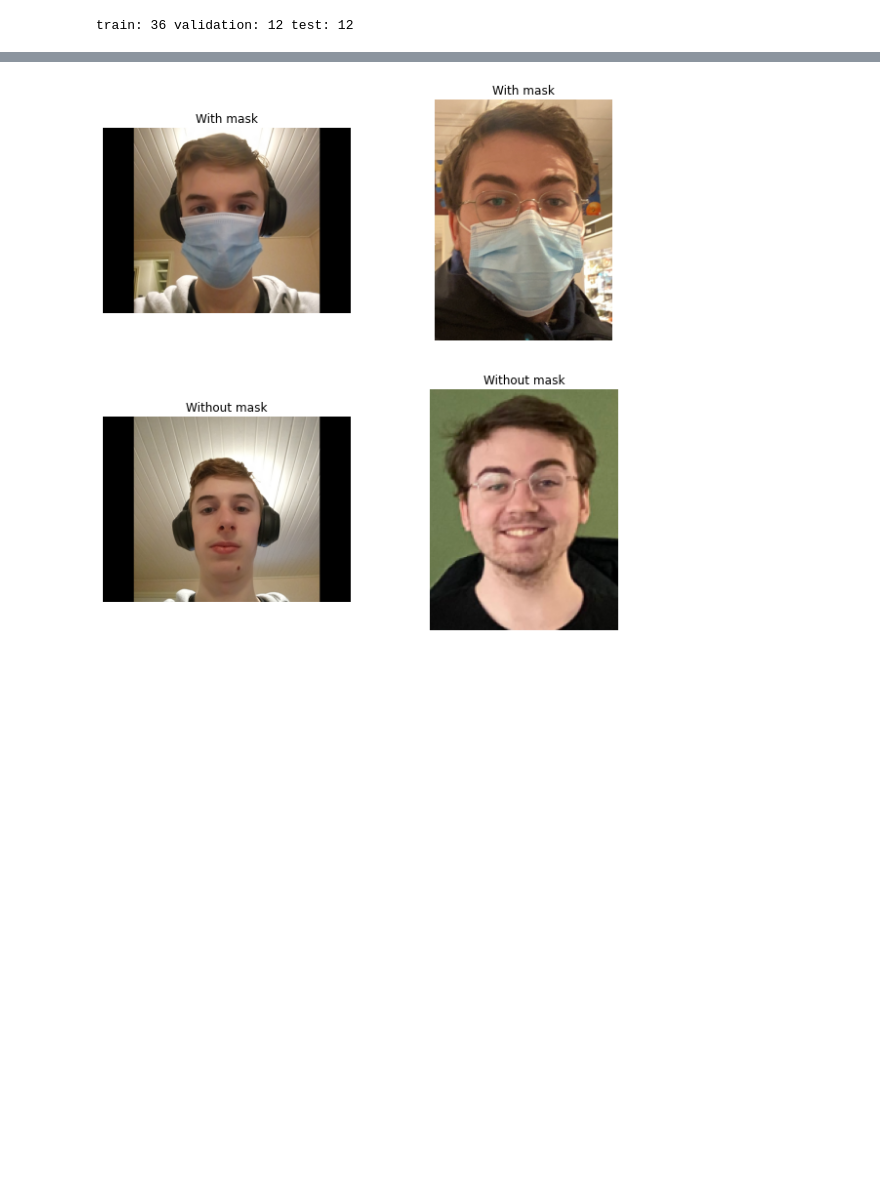
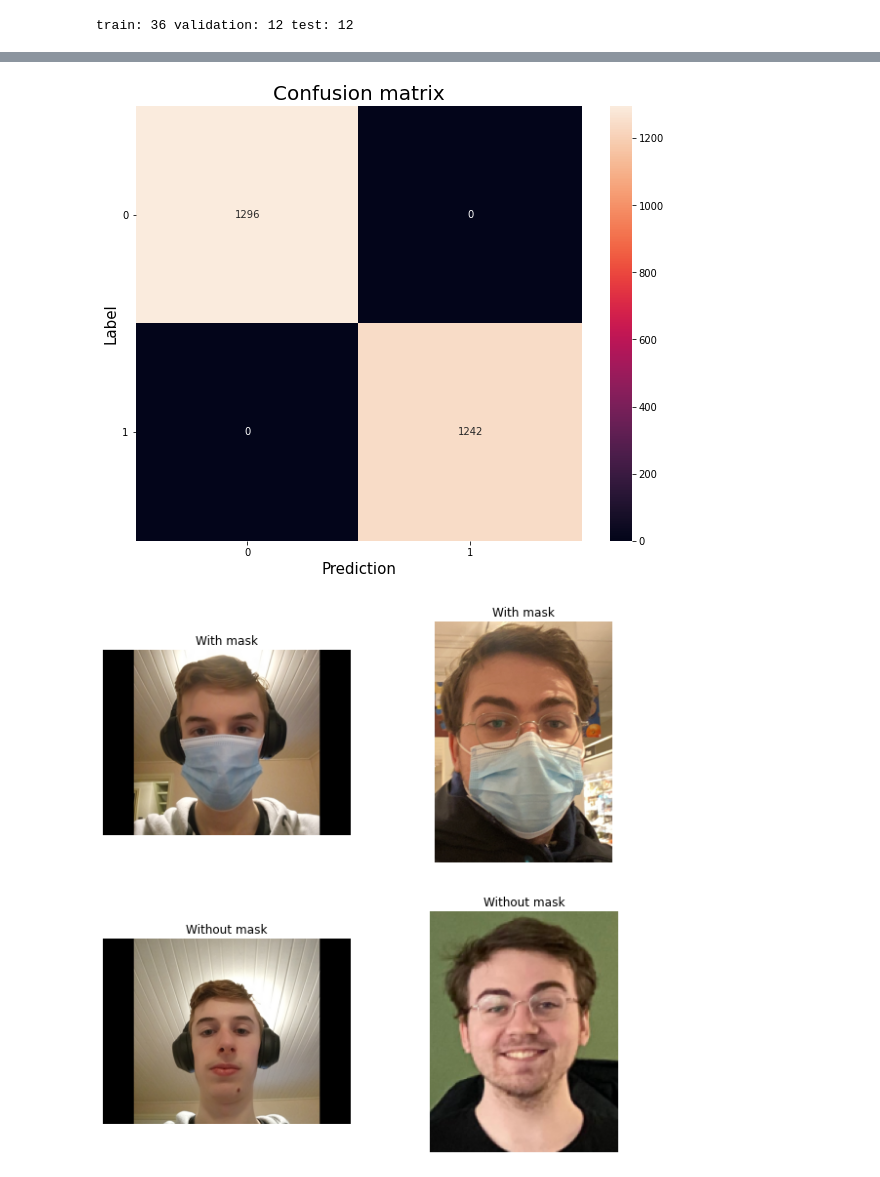
Before and after one commit to metalglove/mask-detection, a Jupyter notebook: notebooks/2 - Evaluating deep learning models.ipynb, the cells around one changed output, grey strips where cells are left out. Cells and saved outputs as stored; diff of their text form; code cells hidden in the pictures; blank space fills up the shorter version.

Commit message:
Added test metrics for judging model

```diff
--- a/notebooks/2 - Evaluating deep learning models.ipynb
+++ b/notebooks/2 - Evaluating deep learning models.ipynb
@@ -79,0 +80,7 @@ plt.show()
+# %%
+# Facemask judge dataset
+from datasets.facemask_net_dataset import FacemaskNetDataset
+batch_size = 256
+judge_ds_path = pathlib.Path('C:\Facemask-dataset')
+judge_ds = FacemaskNetDataset(judge_ds_path, batch_size, train_percentage, validation_percentage, test_percentage)
+judge_model = tf.keras.models.load_model(root_path + '/models/judge_cnn')
@@ -79,0 +89,10 @@ plt.show()
+# %%
+metrics = [
+    tf.keras.metrics.TruePositives(),
+    tf.keras.metrics.TrueNegatives(),
+    tf.keras.metrics.FalseNegatives(),
+    tf.keras.metrics.FalsePositives()
+]
+judge_model.compile(metrics=metrics, optimizer='adam', loss='bce')
+# %%
+metrics = judge_model.evaluate(judge_ds.test_ds, verbose=1, batch_size=batch_size, steps=ds.test_size)
@@ -80,3 +101,14 @@ plt.show()
+# %%
+confusion_mtx = [[metrics[2], metrics[3]], [metrics[4], metrics[1]]]
+plt.figure(figsize=(10, 8))
+sns.heatmap(confusion_mtx,  annot=True, fmt='g')
+plt.title("Confusion matrix", fontsize=20)
+plt.xlabel('Prediction', fontsize=15)
+plt.ylabel('Label', fontsize=15)
+plt.yticks(rotation=0)
+plt.show()
+# %% [output]
+[figure, added]
 # %%
 import PIL
 path = pathlib.Path(root_path + '/data/self_images')
```
Also changed, not shown: parts of 5 cells of this notebook.
